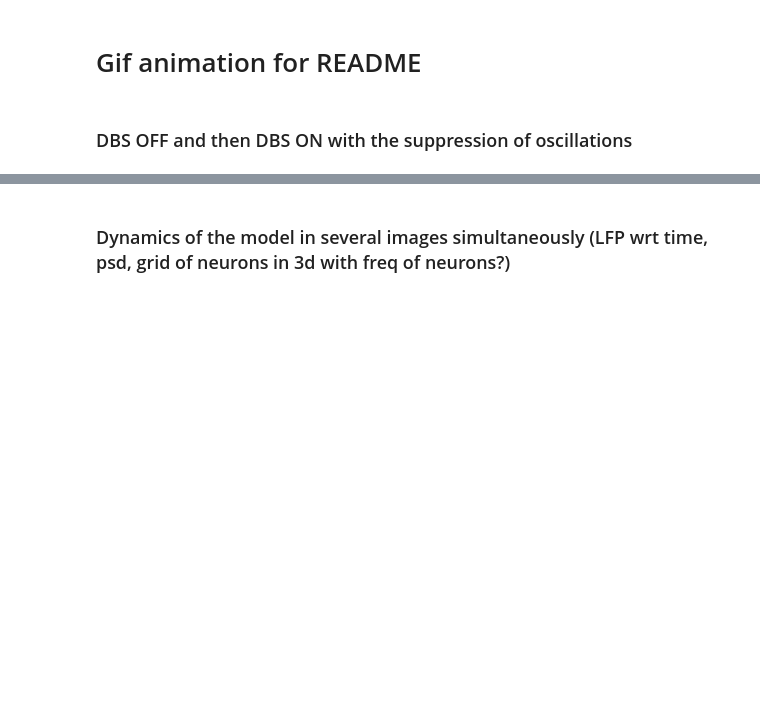
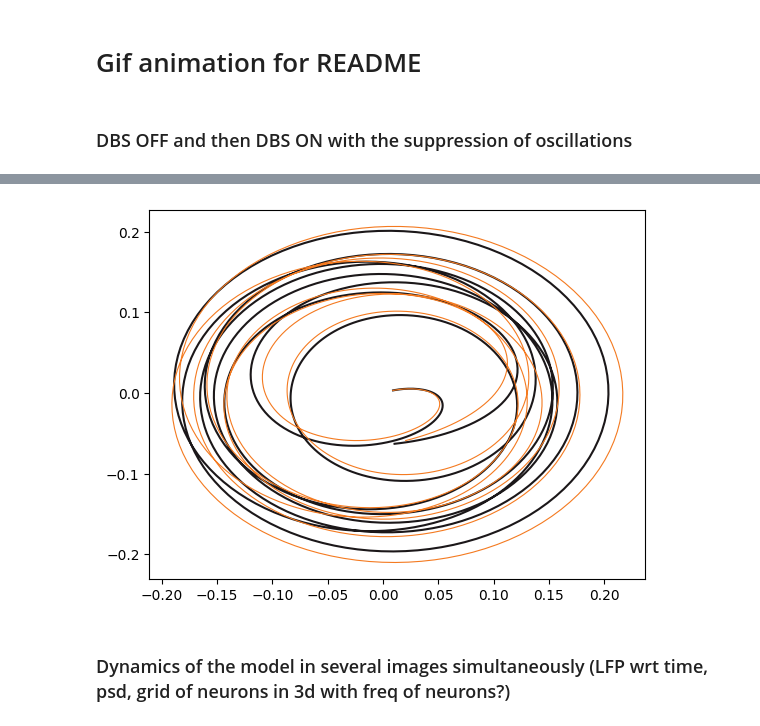
Before and after one commit to NevVerVer/DBS-Gym, a Jupyter notebook: vizualization_paper_figures.ipynb, the cells around one changed output, grey strips where cells are left out. Cells and saved outputs as stored; diff of their text form; code cells hidden in the pictures; blank space fills up the shorter version.

```diff
--- a/vizualization_paper_figures.ipynb
+++ b/vizualization_paper_figures.ipynb
@@ -1934,0 +2052,14 @@ print('max_file: ', max_file)
+# %%
+import matplotlib.pyplot as plt
+import matplotlib.gridspec as gridspec
+
+pd_color = '#1B1719'
+dbs_color = '#F47A20'
+
+dt = units2sec(env.params_dict['verbose_dt'])
+label_fontsize = 12
+ticks_fontsize = 10
+legend_fontsize = 10
+psd_xlims = None
+psd_ylims = None
+lfp_lims = [0, 1000]
@@ -1934,0 +2071,12 @@ print('max_file: ', max_file)
+# %%
+# Prepare LFPs
+nodbs_profile = np.concatenate(solutions)
+dbs_profile = np.concatenate(solutions_constant_dbs)
+nodbs_profile, _ = band_pass_envelope(nodbs_profile, 1/dt, lowcut=12, highcut=33, order=2)
+dbs_profile, _ = band_pass_envelope(dbs_profile, 1/dt, lowcut=12, highcut=33, order=2)
+dbs_on_flag_np = np.concatenate(dbs_on_flag)
+
+nodbs_profile_ANGELS = np.concatenate(angels_sol_list, axis=0)
+dbs_profile_ANGLES = np.concatenate(angels_sol_list_DBS, axis=0)
+
+nodbs_profile.shape
@@ -1935,2 +2296,19 @@ print('max_file: ', max_file)
+# %%
+sidx_ax3 = 0
+eidx = 1000
+x = np.mean(np.cos(nodbs_profile_ANGELS[sidx_ax3:eidx]), axis=1)
+y = np.mean(np.sin(nodbs_profile_ANGELS[sidx_ax3:eidx]), axis=1)
+xdbs = np.mean(np.cos(dbs_profile_ANGLES[sidx_ax3:eidx]), axis=1)
+ydbs = np.mean(np.sin(dbs_profile_ANGLES[sidx_ax3:eidx]), axis=1)
+x, _ = band_pass_envelope(x, 1/dt, lowcut=12, highcut=33, order=2)
+y, _ = band_pass_envelope(y, 1/dt, lowcut=12, highcut=33, order=2)
+xdbs, _ = band_pass_envelope(xdbs, 1/dt, lowcut=12, highcut=33, order=2)
+ydbs, _ = band_pass_envelope(ydbs, 1/dt, lowcut=12, highcut=33, order=2)
+
+plt.plot(x, y, color=pd_color)
+plt.plot(xdbs, ydbs, color=dbs_color, lw=0.8)
+plt.show()
+# %% [output]
+[figure, added]
 # %% [markdown]
 ### Dynamics of the model in several images simultaneously (LFP wrt time, psd, grid of neurons in 3d with freq of neurons?)
```
Also changed, not shown: parts of 6 cells of this notebook, 1 other file.
